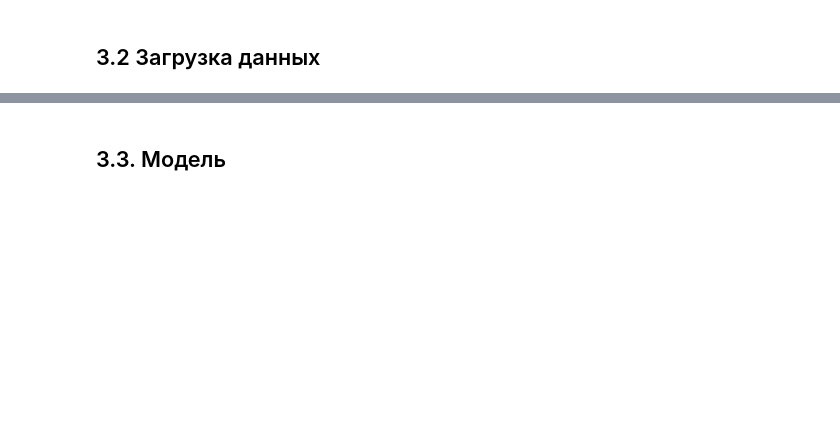
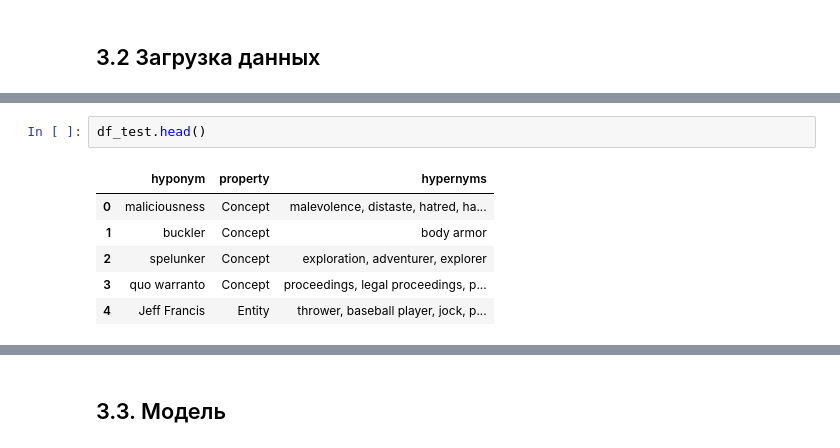
Before and after one commit to Falconwatch/llm_course, a Jupyter notebook: HW3/ДЗ3_done.ipynb, the cells around one changed output, grey strips where cells are left out. Saved outputs shown, nothing was run; the diff lists cells and outputs as text; blank space fills up the shorter version.

```diff
--- a/HW3/ДЗ3_done.ipynb
+++ b/HW3/ДЗ3_done.ipynb
@@ -62,0 +103,9 @@ Deberta_base | 0.740 |
+# %%
+df_test.head()
+# %% [output]
+|  | hyponym | property | hypernyms |
+| 0 | maliciousness | Concept | malevolence, distaste, hatred, ha... |
+| 1 | buckler | Concept | body armor |
+| 2 | spelunker | Concept | exploration, adventurer, explorer |
+| 3 | quo warranto | Concept | proceedings, legal proceedings, p... |
+| 4 | Jeff Francis | Entity | thrower, baseball player, jock, p... |
```
Also changed, not shown: parts of 16 cells of this notebook.
